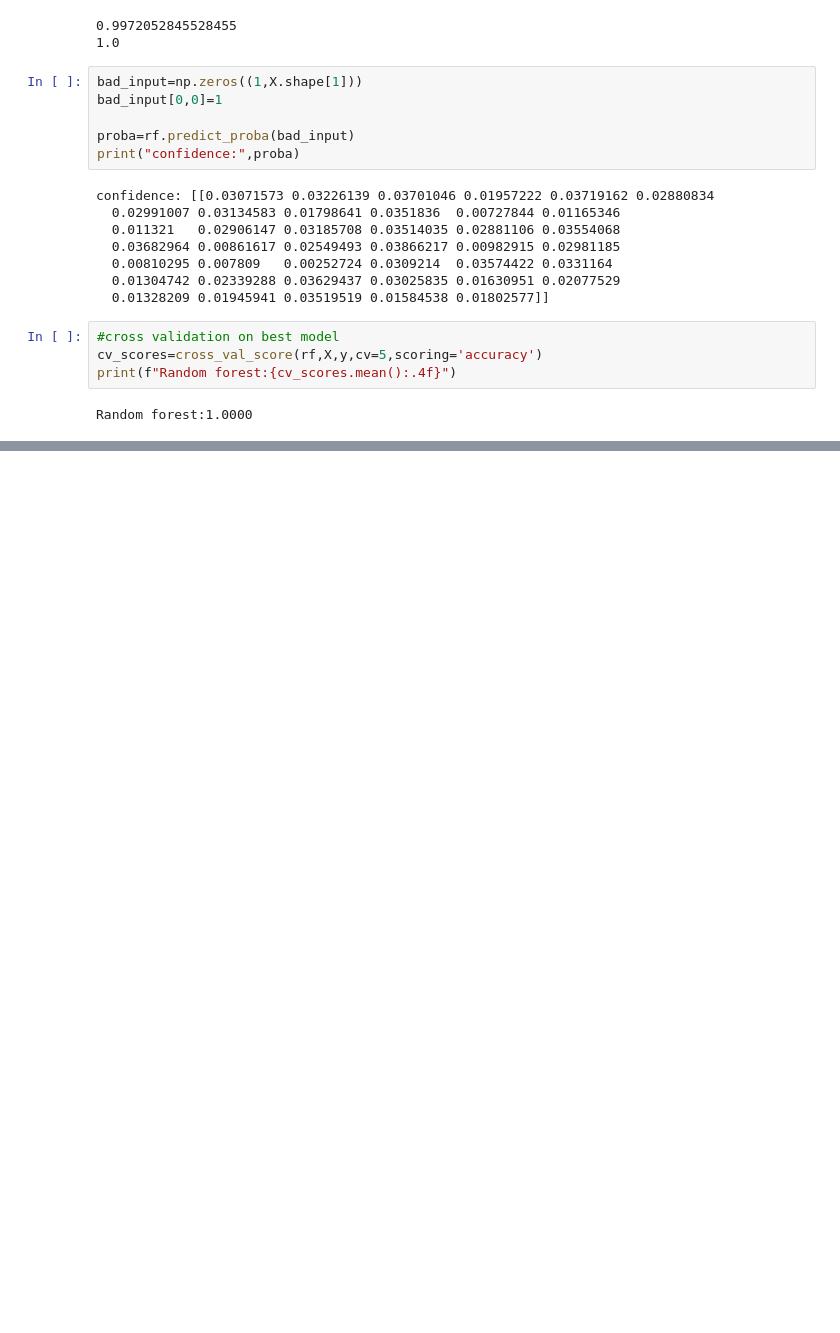
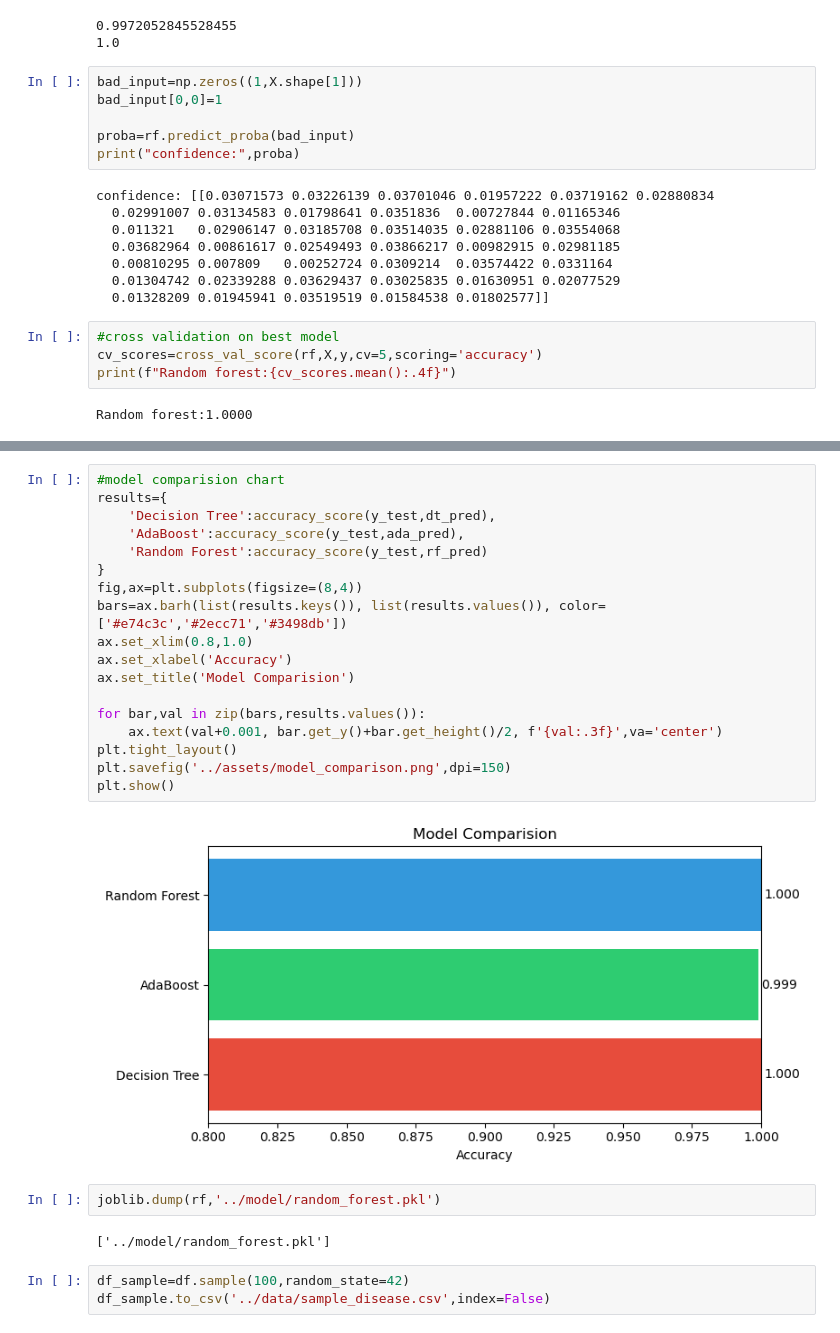
Before and after one commit to shravyamogaveera195/MedBot, a Jupyter notebook: notebooks/3_model_training.ipynb, the cells around one changed output, grey strips where cells are left out. Drawn from its saved outputs; the diff is of its cells as text; blank space fills up the shorter version.

Commit message:
Completed model training

```diff
--- a/notebooks/3_model_training.ipynb
+++ b/notebooks/3_model_training.ipynb
@@ -109,0 +124,27 @@ Random forest:1.0000
+# %%
+#model comparision chart
+results={
+    'Decision Tree':accuracy_score(y_test,dt_pred),
+    'AdaBoost':accuracy_score(y_test,ada_pred),
+    'Random Forest':accuracy_score(y_test,rf_pred)
+}
+fig,ax=plt.subplots(figsize=(8,4))
+bars=ax.barh(list(results.keys()), list(results.values()), color=['#e74c3c','#2ecc71','#3498db'])
+ax.set_xlim(0.8,1.0)
+ax.set_xlabel('Accuracy')
+ax.set_title('Model Comparision')
+
+for bar,val in zip(bars,results.values()):
+    ax.text(val+0.001, bar.get_y()+bar.get_height()/2, f'{val:.3f}',va='center')
+plt.tight_layout()
+plt.savefig('../assets/model_comparison.png',dpi=150)
+plt.show()
+# %% [output]
+[figure, added]
+# %%
+joblib.dump(rf,'../model/random_forest.pkl')
+# %% [output]
+['../model/random_forest.pkl']
+# %%
+df_sample=df.sample(100,random_state=42)
+df_sample.to_csv('../data/sample_disease.csv',index=False)
```
Also changed, not shown: parts of 1 cell of this notebook, 4 other files.
